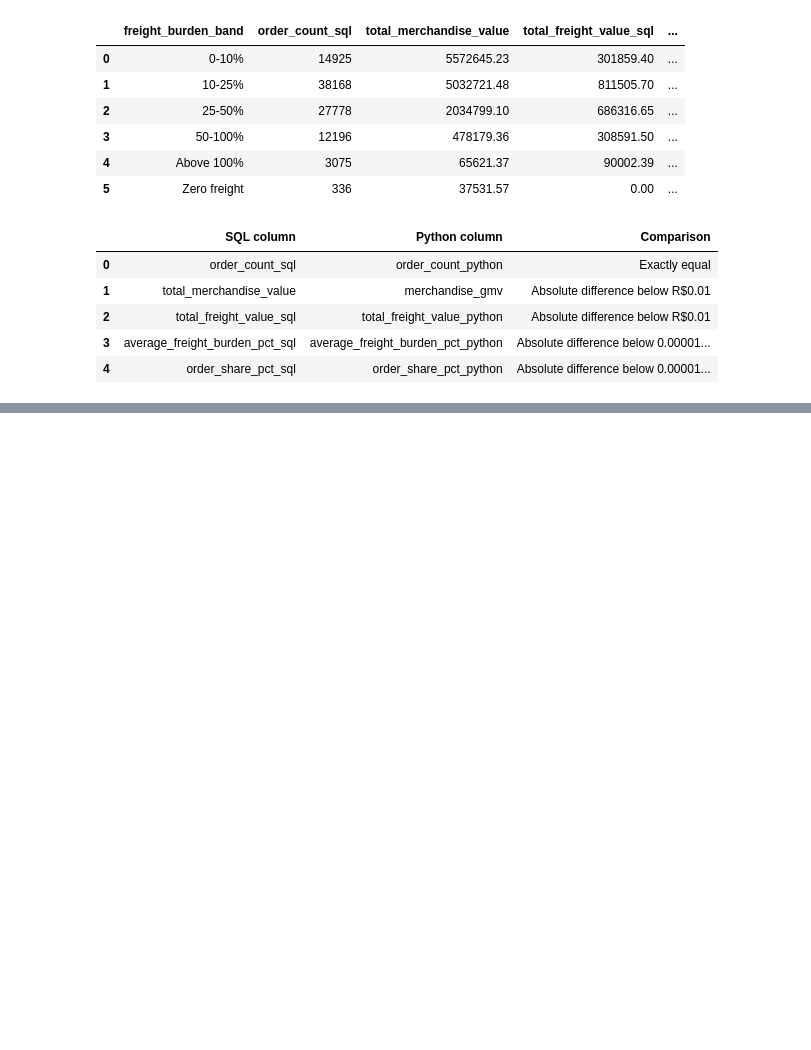
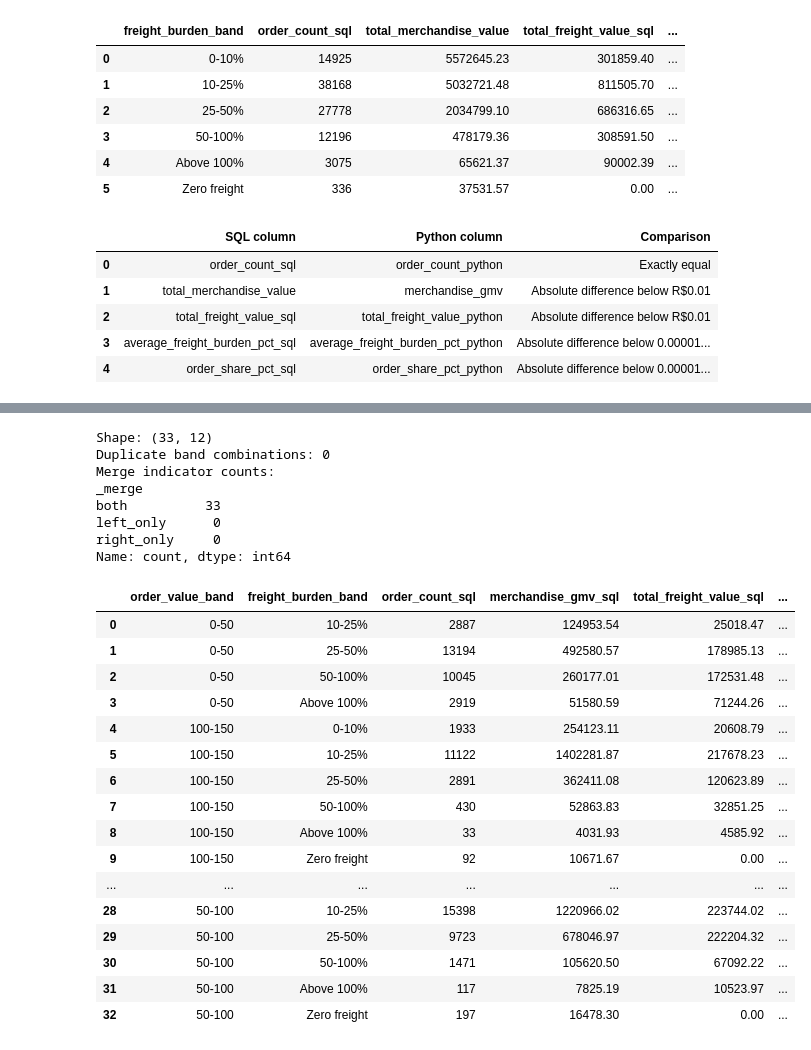
Before and after one commit to Yash1thHJ/DataAnalyst, a Jupyter notebook: notebooks/07_payment_and_commercial_analysis.ipynb, the cells around one changed output, grey strips where cells are left out. Drawn from its saved outputs; the diff is of its cells as text; code cells hidden in the pictures; blank space fills up the shorter version.

Commit message:
Complete commercial-segment analysis and SQL–Python reconciliation

```diff
--- a/notebooks/07_payment_and_commercial_analysis.ipynb
+++ b/notebooks/07_payment_and_commercial_analysis.ipynb
@@ -3063,3 +3061,10 @@ display(freight_burden_validation_summary)
 The largest band was freight above 10% and up to 25% of merchandise value, covering 39.56% of orders. Freight exceeded merchandise value for 3,075 orders (3.19%), while 336 orders (0.35%) had zero freight.
 
 Average freight burden is the mean of individual order percentages. These bands describe recorded freight charges relative to merchandise value; they do not establish the reasons for high charges.
+# %%
+# Load the SQL commercial-segment summary and inspect its structure before SQL–Python reconciliation.
+sql_commercial_segment_summary = pd.read_csv('../reports/tables/sql_commercial_segment_summary.csv')
+
+print("Shape:", sql_commercial_segment_summary.shape)
+print("Columns:", sql_commercial_segment_summary.columns.tolist())
+display(sql_commercial_segment_summary)
@@ -3065,0 +3091,41 @@ Average freight burden is the mean of individual order percentages. These bands
+# %%
+# Match SQL and Python commercial-segment summaries using both band columns.
+commercial_segment_comparison = sql_commercial_segment_summary.merge(commercial_segment_summary,
+                                                                     on=['order_value_band', 'freight_burden_band'],
+                                                                     how='outer',
+                                                                     validate='one_to_one',
+                                                                     suffixes=('_sql', '_python'),
+                                                                     indicator=True
+                                                                     )
+
+print("Shape:", commercial_segment_comparison.shape)
+print("Duplicate band combinations:", commercial_segment_comparison.duplicated(subset=['order_value_band', 'freight_burden_band']).sum())
+print("Merge indicator counts:", commercial_segment_comparison['_merge'].value_counts(), sep="\n")
+
+display(commercial_segment_comparison)
+# %% [output]
+Shape: (33, 12)
+Duplicate band combinations: 0
+Merge indicator counts:
+_merge
+both          33
+left_only      0
+right_only     0
+Name: count, dtype: int64
+|  | order_value_band | freight_burden_band | order_count_sql | merchandise_gmv_sql | total_freight_value_sql | ... |
+| 0 | 0-50 | 10-25% | 2887 | 124953.54 | 25018.47 | ... |
+| 1 | 0-50 | 25-50% | 13194 | 492580.57 | 178985.13 | ... |
+| 2 | 0-50 | 50-100% | 10045 | 260177.01 | 172531.48 | ... |
+| 3 | 0-50 | Above 100% | 2919 | 51580.59 | 71244.26 | ... |
+| 4 | 100-150 | 0-10% | 1933 | 254123.11 | 20608.79 | ... |
+| 5 | 100-150 | 10-25% | 11122 | 1402281.87 | 217678.23 | ... |
+| 6 | 100-150 | 25-50% | 2891 | 362411.08 | 120623.89 | ... |
+| 7 | 100-150 | 50-100% | 430 | 52863.83 | 32851.25 | ... |
+| 8 | 100-150 | Above 100% | 33 | 4031.93 | 4585.92 | ... |
+| 9 | 100-150 | Zero freight | 92 | 10671.67 | 0.00 | ... |
+| ... | ... | ... | ... | ... | ... | ... |
+| 28 | 50-100 | 10-25% | 15398 | 1220966.02 | 223744.02 | ... |
+| 29 | 50-100 | 25-50% | 9723 | 678046.97 | 222204.32 | ... |
+| 30 | 50-100 | 50-100% | 1471 | 105620.50 | 67092.22 | ... |
+| 31 | 50-100 | Above 100% | 117 | 7825.19 | 10523.97 | ... |
+| 32 | 50-100 | Zero freight | 197 | 16478.30 | 0.00 | ... |
```
Also changed, not shown: parts of 4 cells of this notebook, 2 other files.
